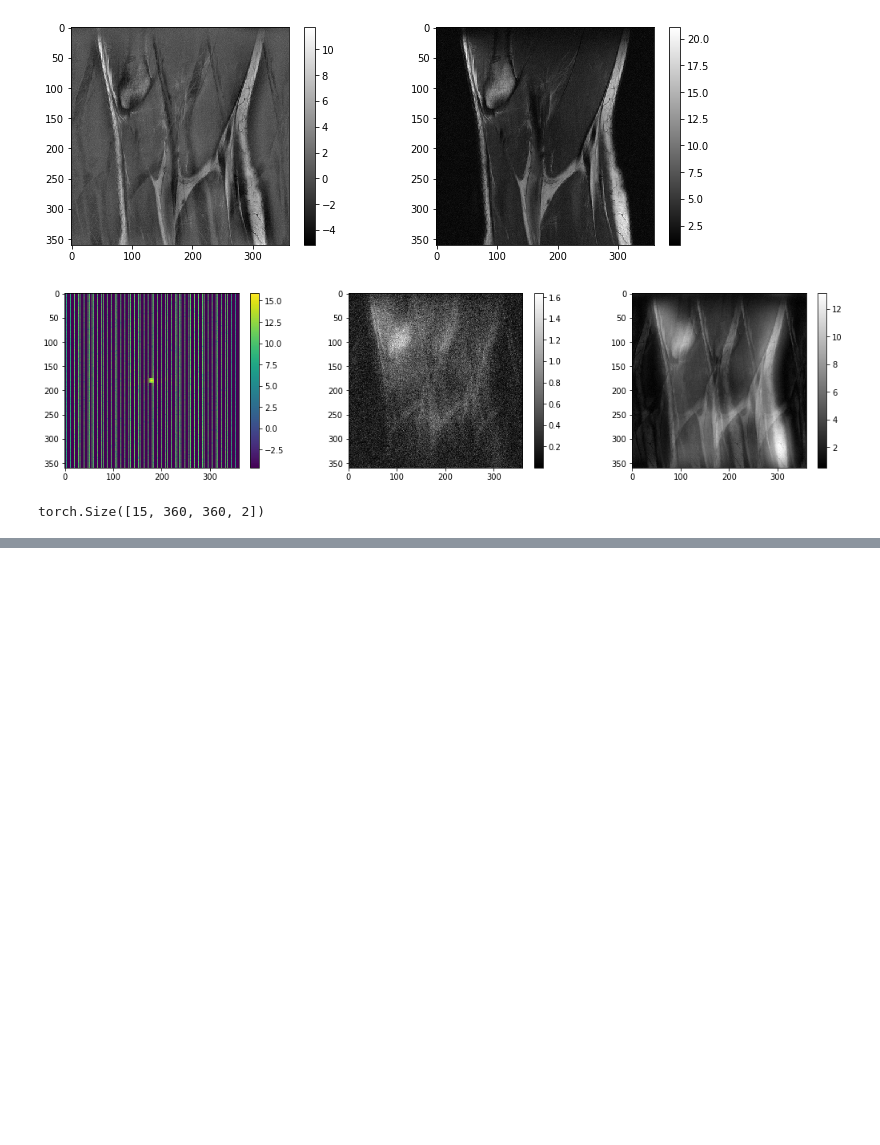
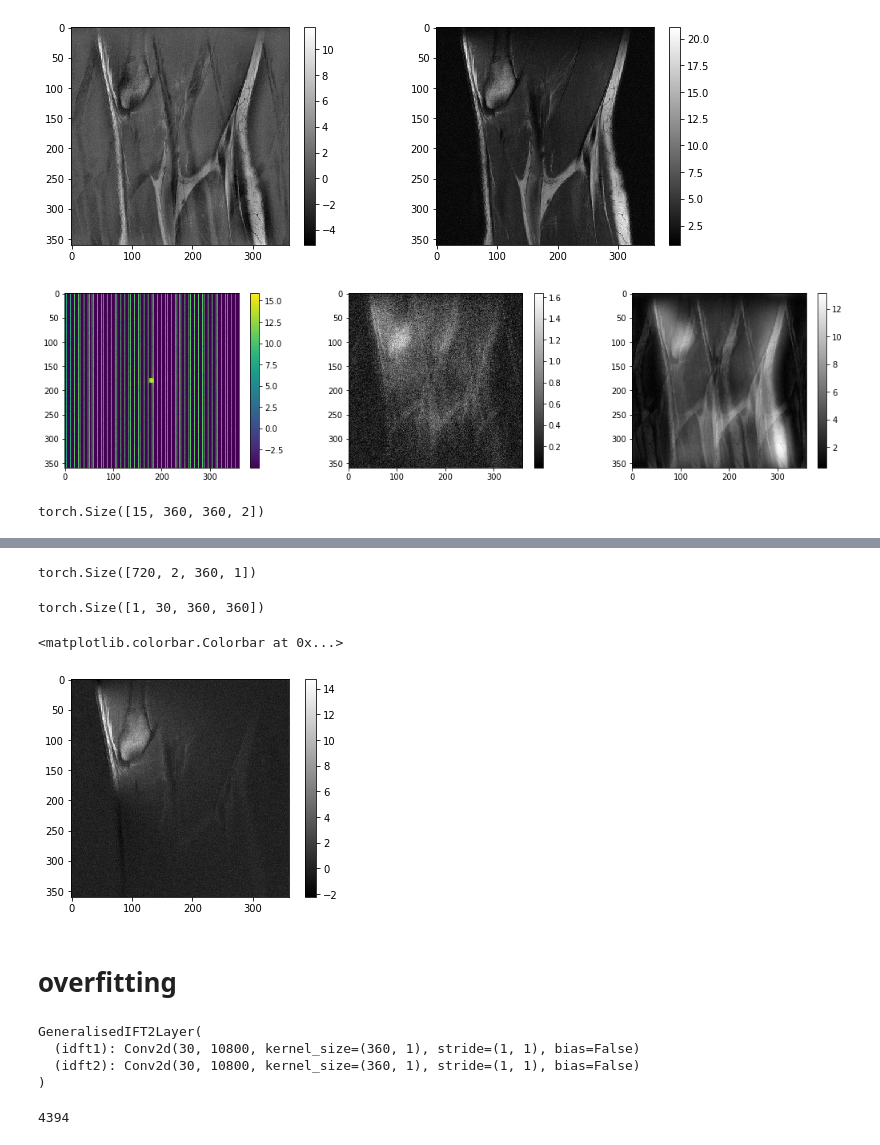
Before and after one commit to amritkumar9595/fastMRI, a Jupyter notebook: square.ipynb, the cells around one changed output, grey strips where cells are left out. Drawn from its saved outputs; the diff is of its cells as text; code cells hidden in the pictures; blank space fills up the shorter version.

Commit message:
adding initialization for multicoil fourier

```diff
--- a/square.ipynb
+++ b/square.ipynb
@@ -276,0 +282,2 @@ torch.Size([15, 360, 360, 2])
+# %%
+mdl = GeneralisedIFT2Layer(360,360,2)
@@ -276,0 +295,2 @@ torch.Size([15, 360, 360, 2])
+# %%
+mdl2 = GeneralisedIFT2Layer(360,360,30,init_fourier=False)
@@ -276,0 +310,24 @@ torch.Size([15, 360, 360, 2])
+# %%
+tt.shape
+# %% [output]
+torch.Size([720, 2, 360, 1])
+# %%
+for ii in range(15):
+    d1 = ii*720
+    d2 = ii*2
+    mdl2.idft1.weight.data[d1:d1+720,d2:d2+2,:,:]=mdl.idft1.weight.data[:,:,:,:]
+    mdl2.idft2.weight.data[d1:d1+720,d2:d2+2,:,:]=mdl.idft2.weight.data[:,:,:,:]
+# %%
+res=mdl2(T.ifftshift(samp[0],dim=(-2,-1) ).unsqueeze(0))
+# %%
+res.shape
+# %% [output]
+torch.Size([1, 30, 360, 360])
+# %%
+plt.imshow(res[0,1,:,:].detach(),cmap='gray')
+plt.colorbar()
+# %% [output]
+<matplotlib.colorbar.Colorbar at 0x...>
+[figure, added]
+# %% [markdown]
+# overfitting
@@ -276,0 +366,11 @@ torch.Size([15, 360, 360, 2])
+# %%
+mdl
+# %% [output]
+GeneralisedIFT2Layer(
+  (idft1): Conv2d(30, 10800, kernel_size=(360, 1), stride=(1, 1), bias=False)
+  (idft2): Conv2d(30, 10800, kernel_size=(360, 1), stride=(1, 1), bias=False)
+)
+# %%
+len(train_loader)
+# %% [output]
+4394
```
Also changed, not shown: parts of 18 cells of this notebook.
